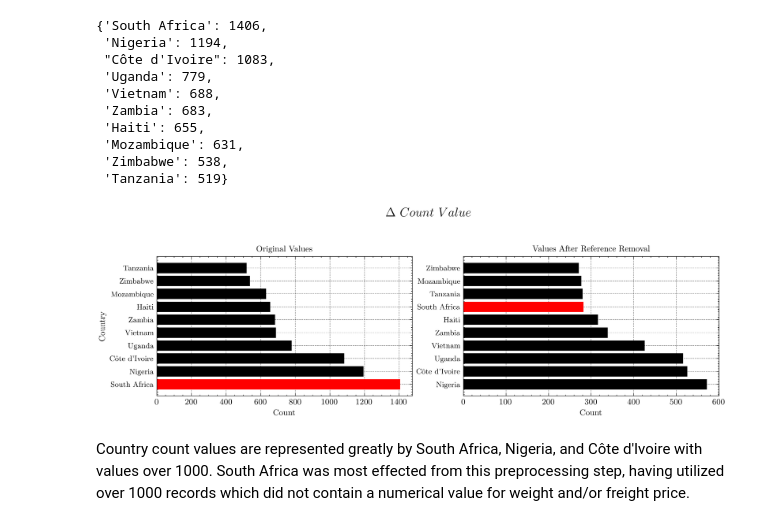
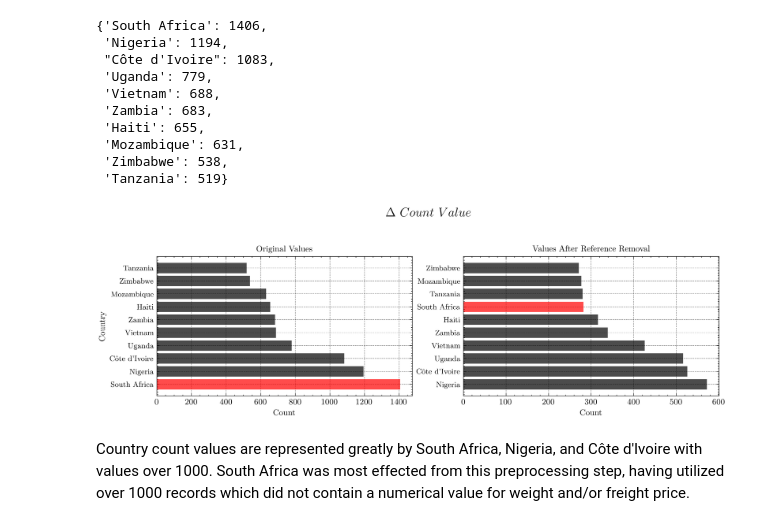
Before and after one commit to UmbertoFasci/Supply-Chain-Pricing, a Jupyter notebook: SupplyChainShipmentPricingPred.ipynb, the cells around one changed output. Cells and saved outputs as stored; diff of their text form; code cells hidden in the pictures.

Commit message:
update graph

```diff
--- a/SupplyChainShipmentPricingPred.ipynb
+++ b/SupplyChainShipmentPricingPred.ipynb
@@ -71,22 +71,22 @@ CountryCount_raw
 # %%
 fig, axes = plt.subplots(1, 2, figsize=(12, 3))
 ax = axes[0]
-ax.barh(list(CountryCount_raw.keys()), dataset_df['country'].value_counts().nlargest(10).to_list(), color=('r', 'k', 'k', 'k', 'k', 'k', 'k', 'k', 'k', 'k'))
+ax.barh(list(CountryCount_raw.keys()), list(CountryCount_raw.values()), color=('r', 'k', 'k', 'k', 'k', 'k', 'k', 'k', 'k', 'k'), alpha=0.7)
 ax.set_title('Original Values', fontsize=10)
 ax.tick_params(axis='x', labelsize=10)
 ax.tick_params(axis='y', labelsize=9)
 ax.set_ylabel('Country', fontsize=10)
 ax.set_xlabel('Count', fontsize=10)
 ax = axes[1]
 fig.text(0.5, 1.1, '$\Delta \ Count \ Value$', ha='center', fontsize=15)
-ax.barh(list(CountryCount_reduced.keys()), dataset_df_reduced['country'].value_counts().nlargest(10).to_list(), color=('k', 'k', 'k', 'k', 'k', 'k', 'r', 'k', 'k', 'k'))
+ax.barh(list(CountryCount_reduced.keys()), list(CountryCount_reduced.values()), color=('k', 'k', 'k', 'k', 'k', 'k', 'r', 'k', 'k', 'k'), alpha=0.7)
 ax.set_title('Values After Reference Removal', fontsize=10)
 ax.tick_params(axis='x', labelsize=10)
 ax.tick_params(axis='y', labelsize=9)
 ax.set_xlabel('Count', fontsize=10)
 plt.show()
 # %% [output]
-[figure, old version]
+[figure, new version]
 # %% [markdown]
 Country count values are represented greatly by South Africa, Nigeria, and Côte d'Ivoire with values over 1000. South Africa was most effected from this preprocessing step, having utilized over 1000 records which did not contain a numerical value for weight and/or freight price.
 # %%
```
